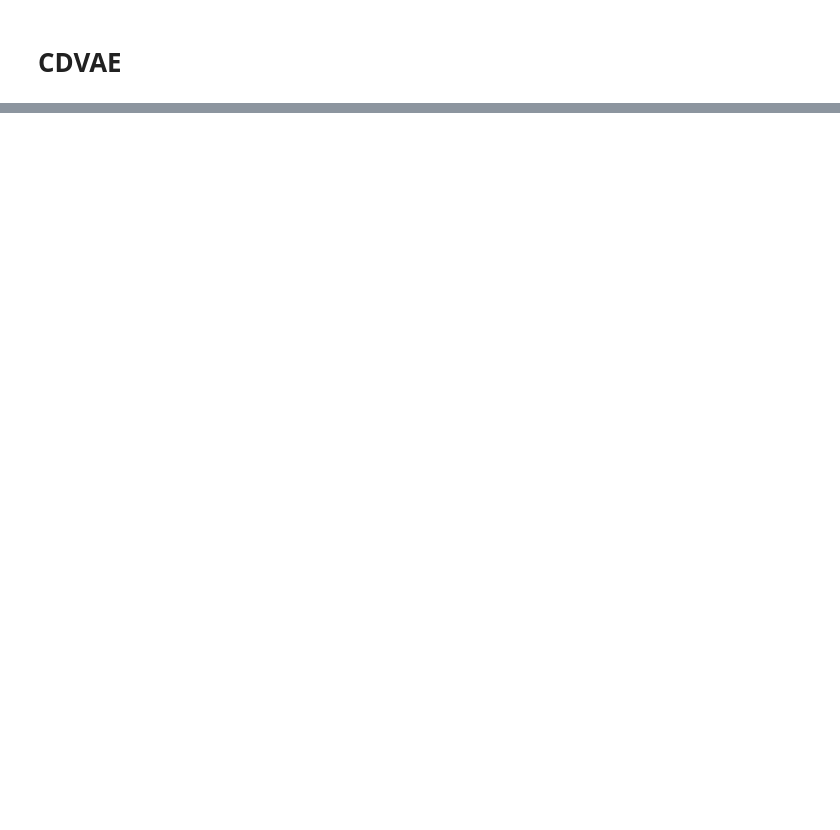
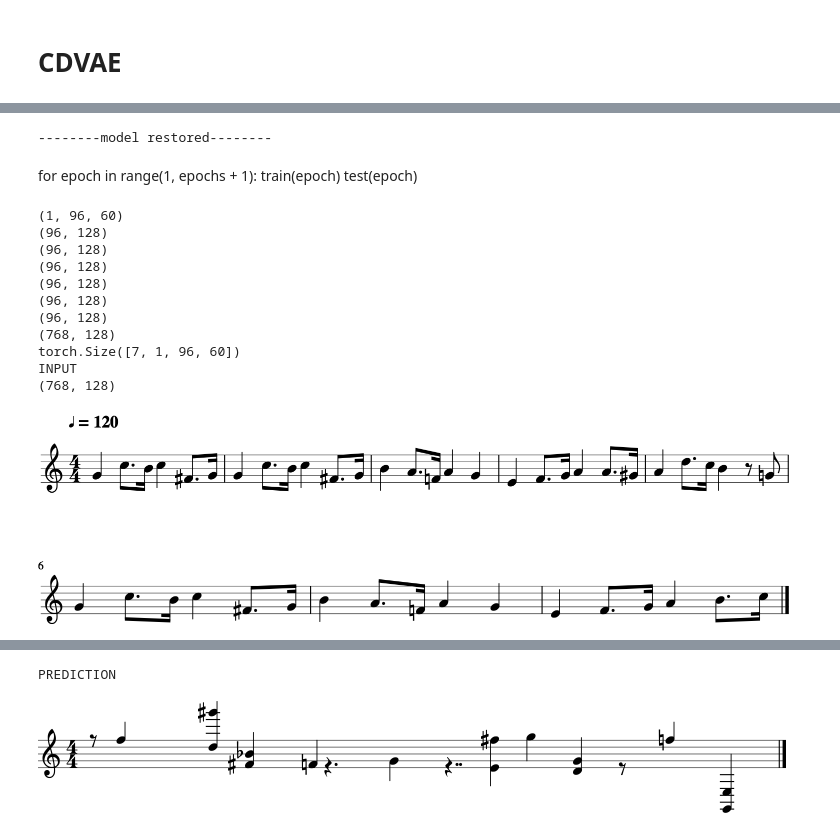
Before and after one commit to Roboy/tss18-robotsinmusicalimprovisation, a Jupyter notebook: CDAE_LSTM_noTiedWeights.ipynb, the cells around one changed output, grey strips where cells are left out. Drawn from its saved outputs; the diff is of its cells as text; code cells hidden in the pictures; blank space fills up the shorter version.

```diff
--- a/CDAE_LSTM_noTiedWeights.ipynb
+++ b/CDAE_LSTM_noTiedWeights.ipynb
@@ -119,8 +122,11 @@ class CDVAE(nn.Module):
         )
 
         ###LSTM###
-        self.lstm = nn.LSTM(input_size=100, hidden_size=400, num_layers=3, batch_first=True)
+        self.lstm = nn.LSTM(input_size=100, hidden_size=400,
+                            num_layers=3, batch_first=True, dropout=0.3)
+        self.eluLSTM = nn.ELU()
         self.fc = nn.Linear(400,100)
+        self.eluFC = nn.ELU()
 
     def encoder(self, x):
         #print("ENOCDER")
@@ -160,9 +166,10 @@ class CDVAE(nn.Module):
             embed7s = embed.unsqueeze(0)
 
         lstmOut, (h_t, c_t) = self.lstm(embed7s,(h_t, c_t))
-        #print(lstmOut.size())
+        lstmOut = self.eluLSTM(lstmOut)
         lstmOut = self.fc(lstmOut)
-        #print(lstmOut.size())
+        lstmOut = self.eluFC(lstmOut)
+
         return embed, lstmOut, self.decoder(lstmOut[:,-1,:])
 
 
@@ -171,9 +178,12 @@ model = CDVAE(batch_size=batch_size)
 #if(torch.cuda.device_count() > 1):
 #    print("Let's use {} GPUs!".format(torch.cuda.device_count()))
 #    model = nn.DataParallel(model)
+
+print(model.encode1[0].weight)
+
 model = model.to(device)
-optimizer = optim.Adam(model.parameters(), lr=learning_rate)
-
+#optimizer = optim.Adam(model.parameters(), lr=learning_rate)
+optimizer = optim.RMSprop(model.parameters(),lr=learning_rate, weight_decay=1e-2)
 
 def loss_function(embed, lstmOut, embedNext):
 
@@ -249,7 +277,7 @@ def test(epoch):
 # %%
-"""
+
 #LOAD MODEL
-pathToModel = '../models/YamahaPianoComp2002_10Epochs_LSTM_noTW.model'
+pathToModel = '../models/WikifoniaNoTranpose_10Epochs_LSTM_noTW_dropout50.model'
 
 try:
     #LOAD TRAINED MODEL INTO GPU
@@ -262,5 +290,7 @@ try:
     print("\n--------model restored--------\n")
 except:
     print("\n--------no saved model found--------\n")
-"""
+
 print('')
+# %% [output]
+--------model restored--------
@@ -271,16 +297,20 @@ for epoch in range(1, epochs + 1):
+# %% [markdown]
+for epoch in range(1, epochs + 1):
+    train(epoch)
+    test(epoch)
 # %%
 #torch.save(model,'/media/EXTHD/niciData/models/YamahaPianoComp2002_5Epochs_LSTM_noTW.model')
 # %%
 #np.set_printoptions(precision=2, suppress=True, threshold=np.inf)
 # %%
-"""
+
 if(model.train()):
     model.eval()
 
 ###PREDICT 8th SEQUENCE
 with torch.no_grad():
 
-    sampleNp1 = getSlicedPianorollMatrixNp("/Volumes/EXT/DATASETS/WikifoniaServer/test/Charlie-Parker,-Dizzy-Gillespie---Groovin'-High.mid")
+    sampleNp1 = getSlicedPianorollMatrixNp("/Volumes/EXT/DATASETS/WikifoniaServer/test/Charlotte-Alington-Pye-Barnard-(1830---1869);-pseudonym-Claribel----Come-back-to-Erin.mid")
     sampleNp1 = deleteZeroMatrices(sampleNp1)
     sample = np.expand_dims(sampleNp1[0,:,36:-32],axis=0)
     print(sample.shape)
@@ -313,35 +343,48 @@ with torch.no_grad():
 
     #CHECK MIDI ACTIVATIONS IN PREDICTION TO INCLUDE RESTS
     #reconstruction[reconstruction < 0.3] = 0
-    prediction[prediction < 0.9] = 0
+    prediction[prediction < 0.6] = 0
 
 
 
     ###MONOPHONIC OUTPUT MATRIX POLOYPHONIC POSSIBLE WITH ACTIVATION THRESHOLD###
     #score = music21.converter.parse('WikifoniaServer/samples/The-Doors---Don\'t-you-love-her-Madly?.mid')
     #score.show()
 
     samplePlay = debinarizeMidi(samplePlay, prediction=False)
     samplePlay = addCuttedOctaves(samplePlay)
     #reconstruction = debinarizeMidi(reconstruction, prediction=True)
     #reconstruction = addCuttedOctaves(reconstruction)
     prediction = debinarizeMidi(prediction, prediction=True)
     prediction = addCuttedOctaves(prediction)
 
     #print(np.argmax(samplePlay, axis=1))
     #print('')
     #print(np.argmax(prediction, axis=1))
     print("INPUT")
     print(samplePlay.shape)
     pianorollMatrixToTempMidi(samplePlay)
     tempMidi(show=True,play=True)
     #print("RECONSTRUCTION")
     #pianorollMatrixToTempMidi(reconstruction)
     #tempMidi(show=True,play=True)
     print("PREDICTION")
     pianorollMatrixToTempMidi(prediction, prediction=True)
     tempMidi(show=True,play=True)
     print("\n\n")
 
-"""
+
 print('')
+# %% [output]
+(1, 96, 60)
+(96, 128)
+(96, 128)
+(96, 128)
+(96, 128)
+(96, 128)
+(96, 128)
+(768, 128)
+torch.Size([7, 1, 96, 60])
+INPUT
+(768, 128)
+[figure, added]
@@ -347,0 +392,2 @@ print('')
+PREDICTION
+[figure, added]
```
Also changed, not shown: parts of 4 cells of this notebook, 3 other files.
